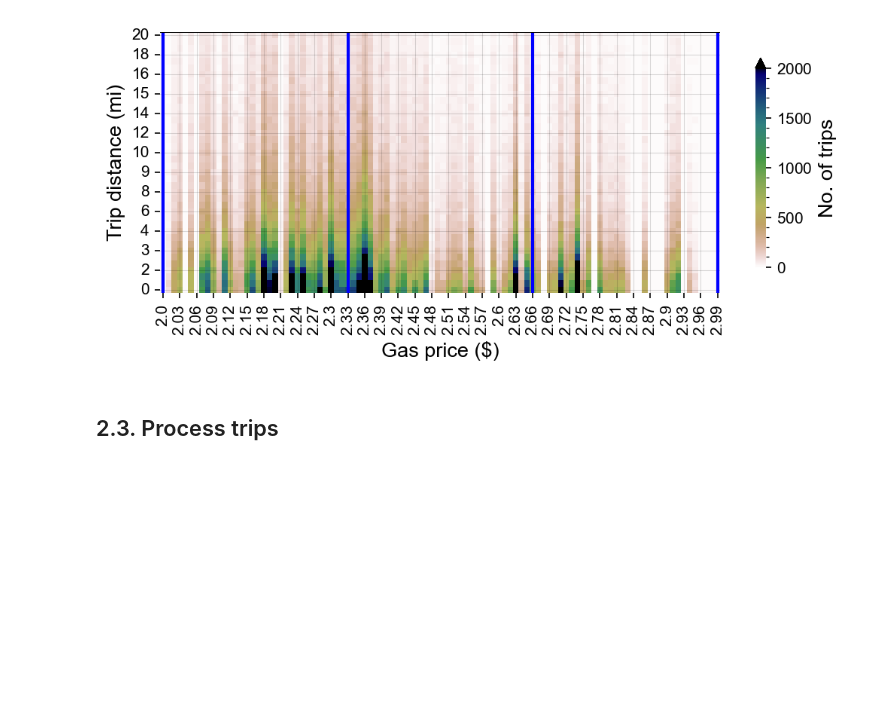
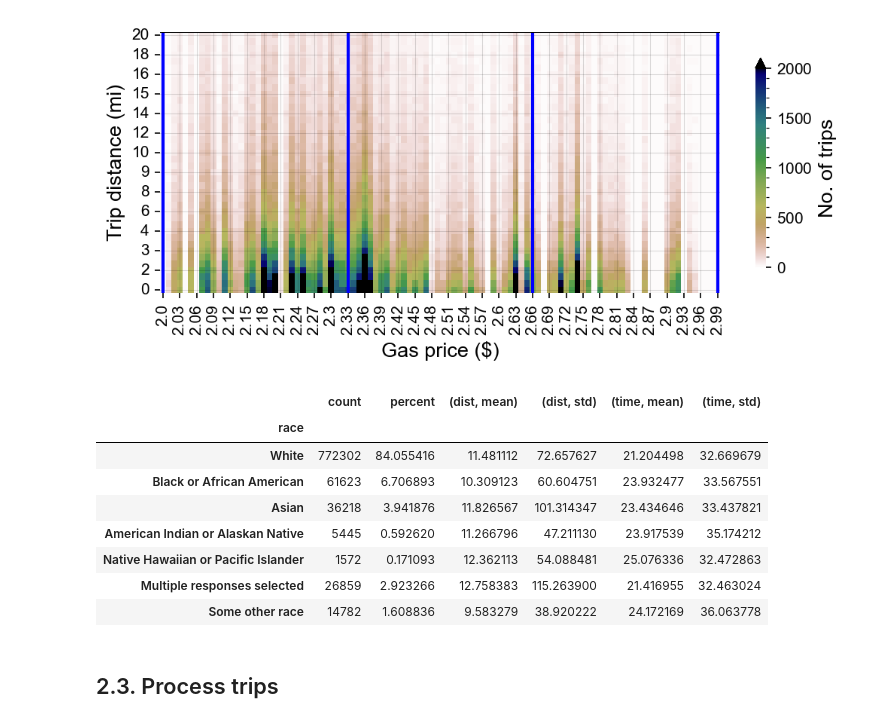
Before and after one commit to rvanxer/impedance, a Jupyter notebook: 1. NHTS data.ipynb, the cells around one changed output. Saved outputs shown, nothing was run; the diff lists cells and outputs as text; code cells hidden in the pictures; blank space fills up the shorter version.

```diff
--- a/1. NHTS data.ipynb
+++ b/1. NHTS data.ipynb
@@ -89,6 +89,28 @@ for y in [0, 40]:
     ax.axhline(y, color='k', lw=0.5)
 # %% [output]
 [figure]
+# %%
+df = trips_raw.rename(columns=D(hh_race='race', trpmiles='dist', trvlcmin='time'))
+racemap = {1: 'White', 2: 'Black or African American',
+           3: 'Asian', 4: 'American Indian or Alaskan Native',
+           5: 'Native Hawaiian or Pacific Islander',
+           6: 'Multiple responses selected', 97: 'Some other race'}
+df.race = df.race.map(racemap)
+n = df.groupby('race').size().rename('count')
+pct = (n / n.sum() * 100).rename('percent')
+df = df.groupby('race')[['dist', 'time']].agg(['mean', 'std'])
+df = pd.concat([n, pct, df], axis=1).loc[list(racemap.values())]
+df
+# %% [output]
+|  | count | percent | (dist, mean) | (dist, std) | (time, mean) | (time, std) |
+| race |  |  |  |  |  |  |
+| White | 772302 | 84.055416 | 11.481112 | 72.657627 | 21.204498 | 32.669679 |
+| Black or African American | 61623 | 6.706893 | 10.309123 | 60.604751 | 23.932477 | 33.567551 |
+| Asian | 36218 | 3.941876 | 11.826567 | 101.314347 | 23.434646 | 33.437821 |
+| American Indian or Alaskan Native | 5445 | 0.592620 | 11.266796 | 47.211130 | 23.917539 | 35.174212 |
+| Native Hawaiian or Pacific Islander | 1572 | 0.171093 | 12.362113 | 54.088481 | 25.076336 | 32.472863 |
+| Multiple responses selected | 26859 | 2.923266 | 12.758383 | 115.263900 | 21.416955 | 32.463024 |
+| Some other race | 14782 | 1.608836 | 9.583279 | 38.920222 | 24.172169 | 36.063778 |
 # %% [markdown]
 ## 2.3. Process trips
 # %%
```
Also changed, not shown: 2 other files.
